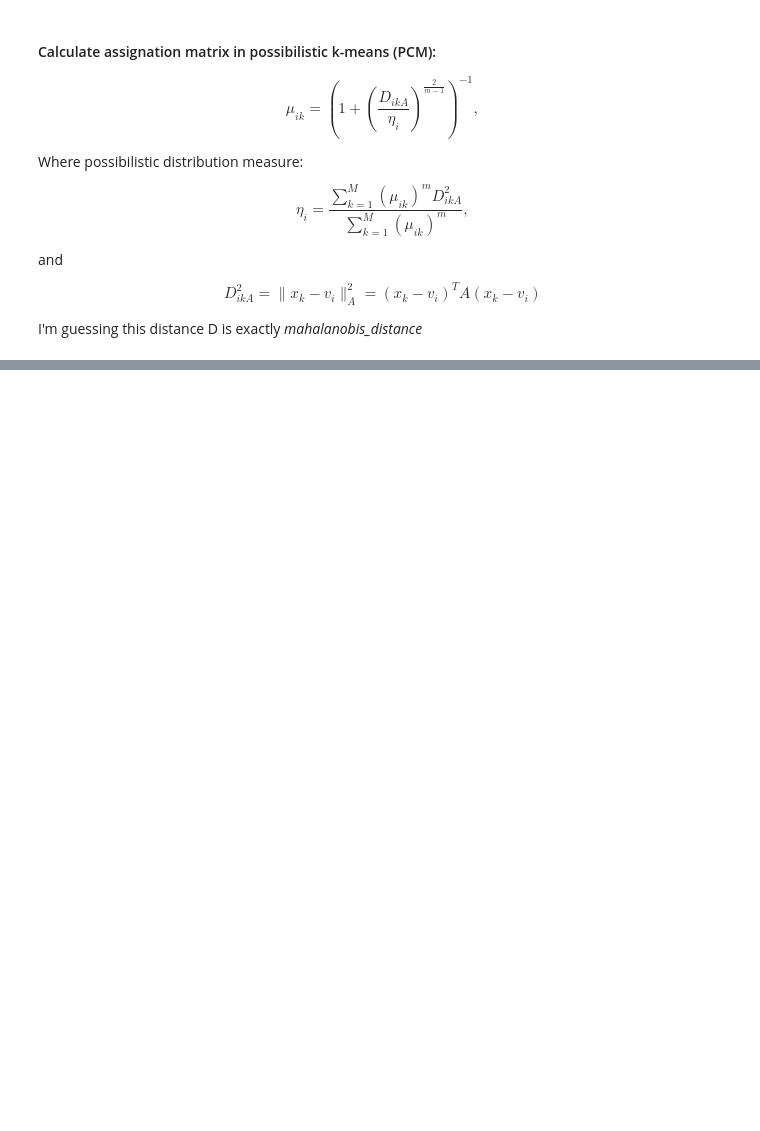
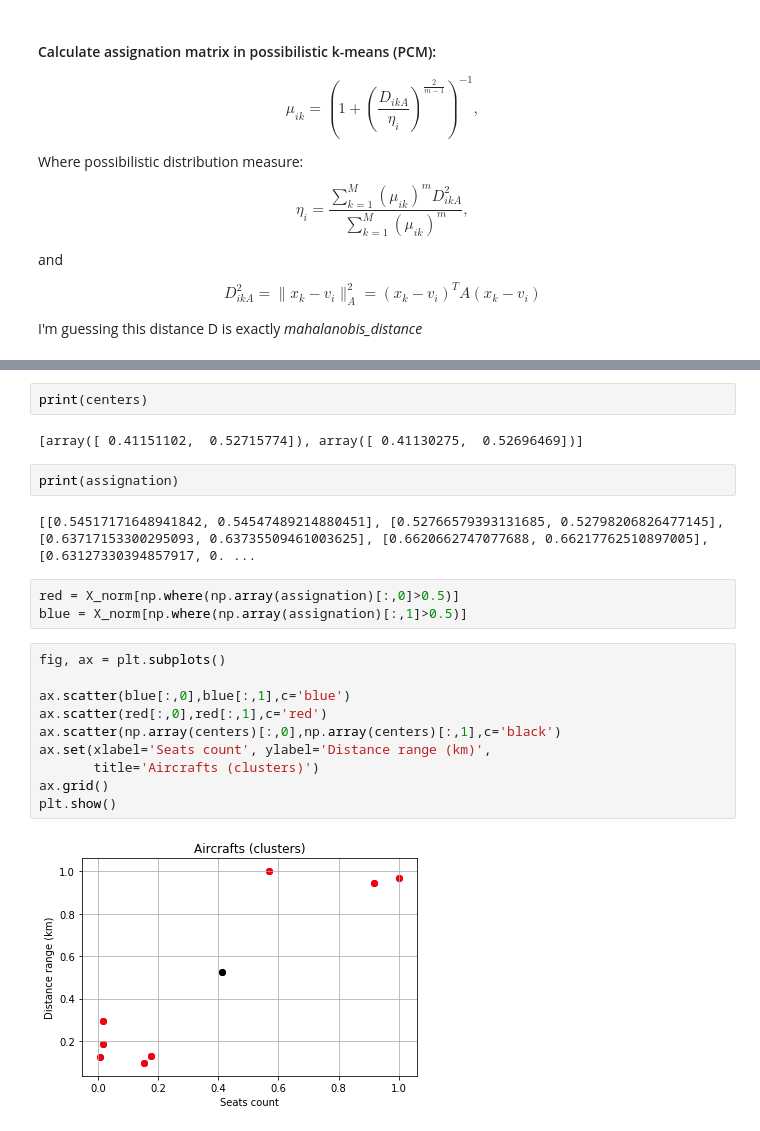
Before and after one commit to oziomek1/ML.2018, a Jupyter notebook: Homework_possibilistic_k-means.ipynb, the cells around one changed output, grey strips where cells are left out. Cells and saved outputs as stored; diff of their text form; blank space fills up the shorter version.

```diff
--- a/Homework_possibilistic_k-means.ipynb
+++ b/Homework_possibilistic_k-means.ipynb
@@ -156,0 +343,23 @@ def calculate_u(x, i):
+# %%
+print(centers)
+# %% [output]
+[array([ 0.41151102,  0.52715774]), array([ 0.41130275,  0.52696469])]
+# %%
+print(assignation)
+# %% [output]
+[[0.54517171648941842, 0.54547489214880451], [0.52766579393131685, 0.52798206826477145], [0.63717153300295093, 0.63735509461003625], [0.6620662747077688, 0.66217762510897005], [0.63127330394857917, 0. ...
+# %%
+red = X_norm[np.where(np.array(assignation)[:,0]>0.5)]
+blue = X_norm[np.where(np.array(assignation)[:,1]>0.5)]
+# %%
+fig, ax = plt.subplots()
+
+ax.scatter(blue[:,0],blue[:,1],c='blue')
+ax.scatter(red[:,0],red[:,1],c='red')
+ax.scatter(np.array(centers)[:,0],np.array(centers)[:,1],c='black')
+ax.set(xlabel='Seats count', ylabel='Distance range (km)',
+       title='Aircrafts (clusters)')
+ax.grid()
+plt.show()
+# %% [output]
+[figure, added]
```
Also changed, not shown: parts of 27 cells of this notebook.
